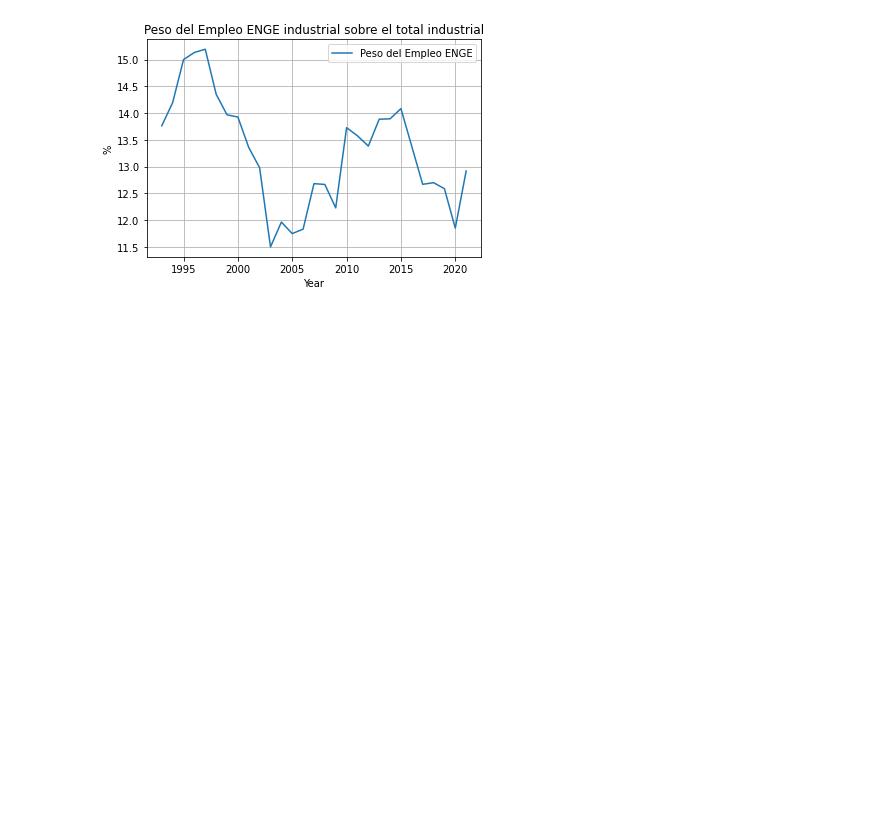
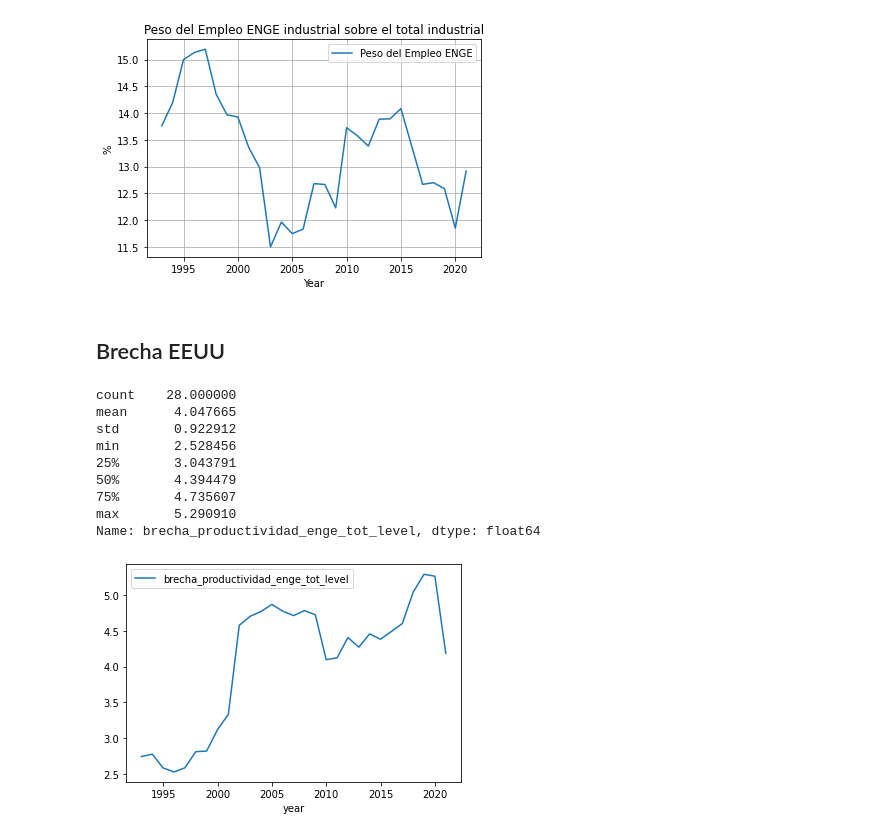
Before and after one commit to mateosuster/productivity_measures, a Jupyter notebook: enge/enge.ipynb, the cells around one changed output. Drawn from its saved outputs; the diff is of its cells as text; code cells hidden in the pictures; blank space fills up the shorter version.

```diff
--- a/enge/enge.ipynb
+++ b/enge/enge.ipynb
@@ -482,10 +485,14 @@ for variable, title, axis_y in zip(['productividad_ipi_level', 'productividad_ip
 # %%
-data_tot = pd.read_csv('../data/va_manuf_arg.csv', skiprows=3)
+data_tot = pd.read_csv('../data/arg/va_manuf_arg.csv', skiprows=3)
 data_tot = data_tot[['year',  'vab_tot_04', 'emp_tot', 'productividad_manuf_97'  ]]
 data_tot = data_tot.replace(',', '', regex=True)
 data_tot['vab_tot_04'] = data_tot['vab_tot_04'].astype(int)
 data_tot['productividad_manuf_97'] = data_tot['productividad_manuf_97'] / 100
 data_tot.info()
+
+#unidades
+## vab = pesos ajustados por IPI
+## emp = puestos de trabajo asalariados (cantidad)
 # %% [output]
 <class 'pandas.core.frame.DataFrame'>
 RangeIndex: 30 entries, 0 to 29
@@ -499,27 +506,31 @@ Data columns (total 4 columns):
 dtypes: float64(1), int32(1), int64(2)
 memory usage: 968.0 bytes
 # %%
-data_enge = data_join.loc[data_join['sector']=='Total Manufactura', ['year',  'emp','vab_ipi',  'productividad_ipi_index_1' ]]
+data_enge_manuf = data_enge.loc[data_enge['sector']=='Total Manufactura', ['year',  'emp','vab_ipi',  'productividad_ipi_index_1' ]]
 # %%
-data_join2  = pd.merge(data_enge,
+data_enge2  = pd.merge(data_enge_manuf,
          data_tot,
          how = 'left',
          on = 'year')
 
-data_join2['sector'] = 'Total Manufactura sin ENGE'
+data_enge2['sector'] = 'Total Manufactura sin ENGE'
 
-data_join2['vab_sin_enge'] =  data_join2['vab_tot_04'] - data_join2['vab_ipi']
-data_join2['emp_sin_enge'] = data_join2['emp_tot'] - data_join2['emp']
+data_enge2['vab_sin_enge'] =  data_enge2['vab_tot_04'] - data_enge2['vab_ipi']
+data_enge2['emp_sin_enge'] = data_enge2['emp_tot'] - data_enge2['emp']
 
-data_join2['vab_sin_enge_index'] = get_index(data_join2, 'vab_sin_enge', 1997)
-data_join2['emp_sin_enge_index'] = get_index(data_join2, 'emp_sin_enge', 1997)
+data_enge2['vab_sin_enge_index'] = get_index(data_enge2, 'vab_sin_enge', 1997)
+data_enge2['emp_sin_enge_index'] = get_index(data_enge2, 'emp_sin_enge', 1997)
 
-data_join2['productividad_sin_enge_index'] = data_join2['vab_sin_enge_index']/data_join2['emp_sin_enge_index']
+data_enge2['productividad_sin_enge_index'] = data_enge2['vab_sin_enge_index']/data_enge2['emp_sin_enge_index']
+data_enge2['productividad_tot_level'] =  data_enge2['vab_tot_04']/data_enge2['emp_tot']
+data_enge2['productividad_enge_level'] = data_enge2['vab_ipi']/data_enge2['emp']
+data_enge2['brecha_productividad_enge_tot_level'] = data_enge2['productividad_enge_level']/ data_enge2['productividad_tot_level']
 
-data_join2['peso_vab_enge'] = data_join2['vab_ipi']/ data_join2['vab_tot_04']
-data_join2['peso_emp_enge'] = data_join2['emp']/ data_join2['emp_tot']
+data_enge2['peso_vab_enge'] = data_enge2['vab_ipi']/ data_enge2['vab_tot_04']
+data_enge2['peso_emp_enge'] = data_enge2['emp']/ data_enge2['emp_tot']
 
-data_join2.head(3)
+
+data_enge2.head(3)
 # %% [output]
 |  | year | emp | vab_ipi | productividad_ipi_index_1 | vab_tot_04 | emp_tot | productividad_manuf_97 | sector | ... |
 | 0 | 1993 | 293052.0 | 34599.858995 | 0.798861 | 91639 | 2128972 | 0.753 | Total Manufactura sin ENGE | ... |
@@ -567,10 +578,11 @@ plt.show()
 # %% [output]
 [figure]
 # %%
-data_join2.columns = ['year', 'emp_enge', 'vab_ipi_enge',  'productividad_ipi_enge_index_1',
+data_enge2.columns = ['year', 'emp_enge', 'vab_ipi_enge',  'productividad_enge_index_1',
                       'vab_ipi_tot_manuf', 'emp_tot_manuf', 'productividad_tot_manuf_index',
                       'sector',
                       'vab_ipi_sin_enge', 'emp_sin_enge', 'vab_ipi_sin_enge_index', 'emp_sin_enge_index', 'productividad_sin_enge_index',
+                     'productividad_tot_level', 'productividad_enge_level', 'brecha_productividad_enge_tot_level',
                       'peso_vab_enge', 'peso_emp_enge']
-data_join2.to_excel("../results/enge_y_total.xlsx")
+data_enge2.to_excel("../results/enge_y_total.xlsx")
 # %%
@@ -603 +615,18 @@ for  var, label in zip([peso_vab_enge, peso_emp_enge], ['Peso del VAB ENGE', 'Pe
+# %% [markdown]
+## Brecha EEUU
+# %%
+# data_enge2.info()
+data_enge2.plot(x='year', y='brecha_productividad_enge_tot_level')
+data_enge2.brecha_productividad_enge_tot_level.describe()
+# %% [output]
+count    28.000000
+mean      4.047665
+std       0.922912
+min       2.528456
+25%       3.043791
+50%       4.394479
+75%       4.735607
+max       5.290910
+Name: brecha_productividad_enge_tot_level, dtype: float64
+[figure, added]
 # %%
```
Also changed, not shown: parts of 17 cells of this notebook, 11 other files.
